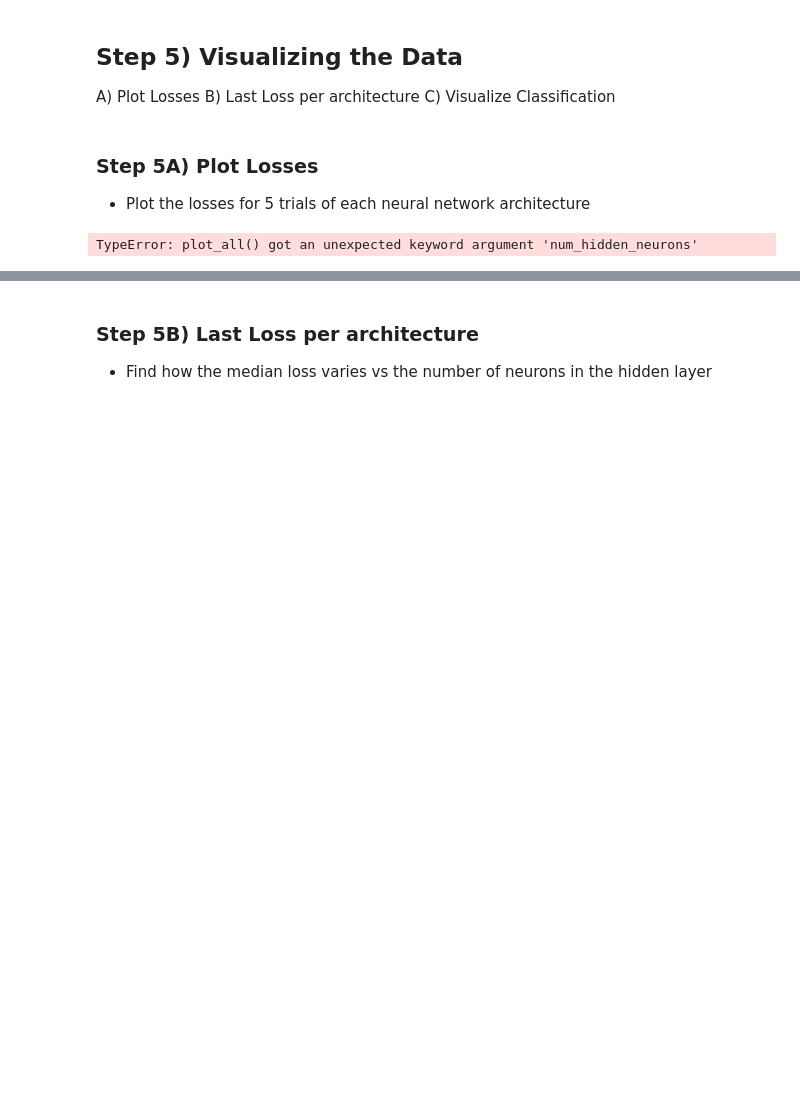
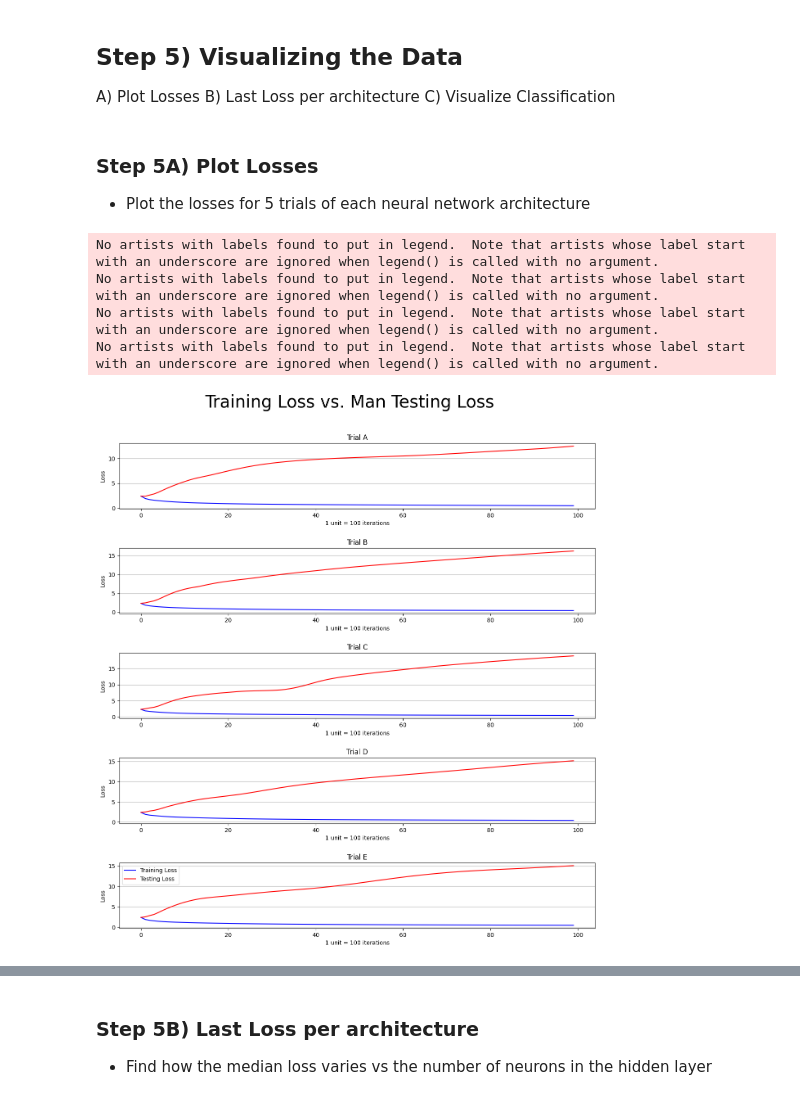
Before and after one commit to Ky-Ng/Vowel-Detection-NN, a Jupyter notebook: Main_Scripts/Vowel_Benchmark_Training.ipynb, the cells around one changed output, grey strips where cells are left out. Cells and saved outputs as stored; diff of their text form; code cells hidden in the pictures; blank space fills up the shorter version.

Commit message:
testing does worse with more training

```diff
--- a/Main_Scripts/Vowel_Benchmark_Training.ipynb
+++ b/Main_Scripts/Vowel_Benchmark_Training.ipynb
@@ -448,3 +323,15 @@ def train_model(
+# %%
+# Store each of the losses as a dictionary of Hidden LayersSize to an array of losses
+# Each index in the array of losses is an entire loss history for training
+training_loss_histories = defaultdict(list)
+training_acc_histories = defaultdict(list)
+
+
+test_loss_histories = {demographic: defaultdict(list) for demographic in test_types}
+test_acc_histories = {demographic: defaultdict(list) for demographic in test_types}
+
+# Use normalized Cross Entropy Loss for classification problem (softmax implicitly applied)
+loss_function = torch.nn.CrossEntropyLoss()
 # %%
 # Unpack Training and Testing Data
 training_inputs, training_ground_truth = training_dataset
@@ -543,7 +410,20 @@ C) Visualize Classification
 # %% [markdown]
 ### Step 5A) Plot Losses
 - Plot the losses for 5 trials of each neural network architecture
-# %%
-plot_all(loss_history=all_training_loss_histories, num_hidden_neurons=len(HIDDEN_LAYER_SIZES), num_trials=5, unit=NUM_EPOCHS//CLOCK_RATE)
-# %% [output]
-TypeError: plot_all() got an unexpected keyword argument 'num_hidden_neurons'
+# %%
+unit = NUM_EPOCHS//CLOCK_RATE
+# %%
+plot_all(
+    train_history= training_loss_histories[10],
+    test_history=test_loss_histories["man"][10],
+    y_label= "Loss",
+    num_trials=NUM_TRIALS,
+    unit=unit,
+    main_title="Training Loss vs. Man Testing Loss"
+)
+# %% [output]
+No artists with labels found to put in legend.  Note that artists whose label start with an underscore are ignored when legend() is called with no argument.
+No artists with labels found to put in legend.  Note that artists whose label start with an underscore are ignored when legend() is called with no argument.
+No artists with labels found to put in legend.  Note that artists whose label start with an underscore are ignored when legend() is called with no argument.
+No artists with labels found to put in legend.  Note that artists whose label start with an underscore are ignored when legend() is called with no argument.
+[figure, added]
```
Also changed, not shown: parts of 12 cells of this notebook.
